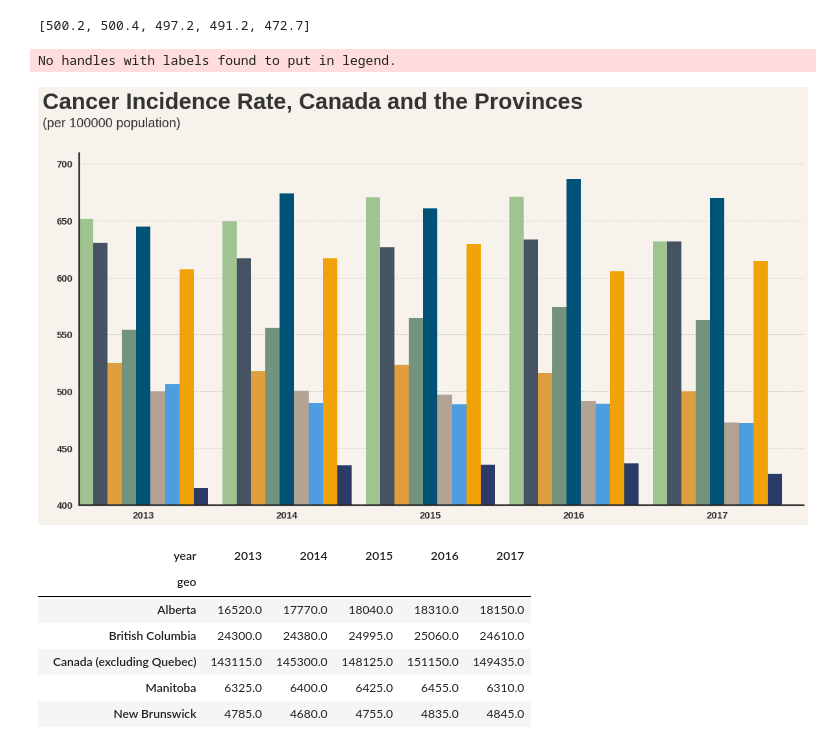
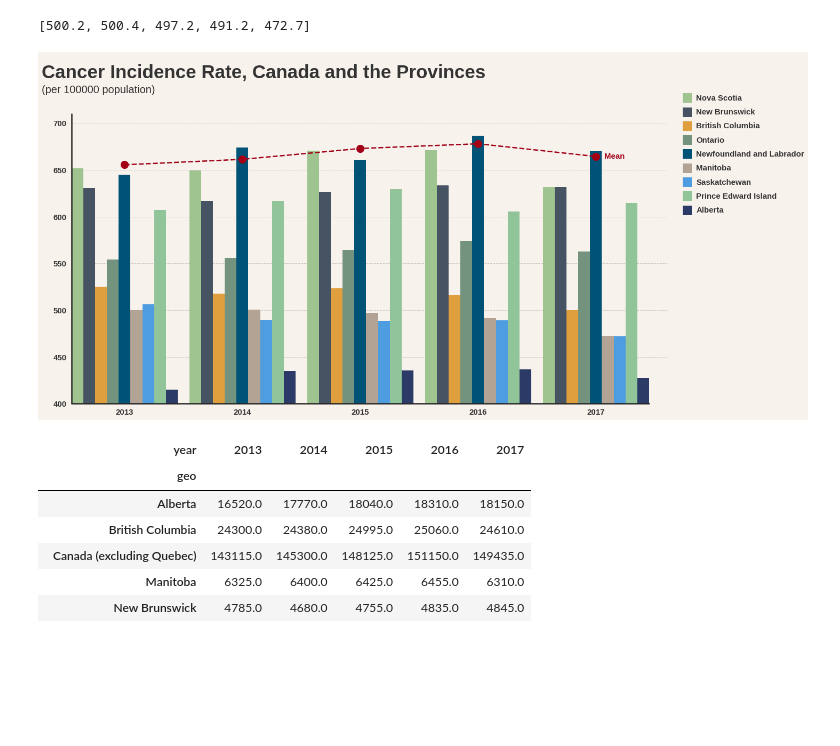
Before and after one commit to Vanagand/DS-Unit-1-Build, a Jupyter notebook: DS_Unit_1_Build.ipynb, the cells around one changed output. Cells and saved outputs as stored; diff of their text form; code cells hidden in the pictures; blank space fills up the shorter version.

```diff
--- a/DS_Unit_1_Build.ipynb
+++ b/DS_Unit_1_Build.ipynb
@@ -350,46 +386,62 @@ bar_on = plt.bar(index + 3*width, data_on, width, color='#73937E')
 bar_nl = plt.bar(index + 4*width, data_nl, width, color='#005377') # New color entry
 bar_mb = plt.bar(index + 5*width, data_mb, width, color='#B3A394')
 bar_sk = plt.bar(index + 6*width, data_sk, width, color='#4D9DE0')
-bar_pe = plt.bar(index + 7*width, data_pe, width, color='#F1A208') # New color entry
+bar_pe = plt.bar(index + 7*width, data_pe, width, color='#91C499') # New color entry
 bar_ab = plt.bar(index + 8*width, data_ab, width, color='#2B3A67')
 
 ax.tick_params(axis='both', which='both', labelsize=12,
                bottom=False, top=False, labelbottom=True,
                left=False, right=False, labelleft=True)
 
-# plt.plot(year, [1000, 1000, 1000, 1000, 1000], linewidth=2.5, ls='--', c='#A30015', zorder=2)
-# plt.scatter([3.1], [1000], s=200, c='red', zorder=2)
-# ax.text(3.2, 1000, s='Others, <1000', verticalalignment='center', horizontalalignment='left', size=15, weight='bold', color='#A30015', zorder=2)
+plt.plot([0.4, 1.4, 2.4, 3.4, 4.4], [655.444, 661.278, 672.844, 677.889, 664.3], linewidth=2.5, ls='--', c='#A30015', zorder=2)
+plt.scatter([0.4, 1.4, 2.4, 3.4, 4.4], [655.444, 661.278, 672.844, 677.889, 664.3], s=200, c='#A30015', zorder=2)
+ax.text(4.47, 664.3, s='Mean', verticalalignment='center', horizontalalignment='left', size=15, weight='bold', color='#A30015', zorder=2)
+
+ax.text(5.1, 740, s='.', verticalalignment='center', horizontalalignment='left', size=120, weight='bold', color='#9FC490', zorder=1)
+ax.text(5.25, 726.8, s='Nova Scotia', verticalalignment='center', horizontalalignment='left', size=15, weight='bold', color='#333333', zorder=1)
+ax.text(5.1, 725, s='.', verticalalignment='center', horizontalalignment='left', size=120, weight='bold', color='#465362', zorder=1)
+ax.text(5.25, 711.8, s='New Brunswick', verticalalignment='center', horizontalalignment='left', size=15, weight='bold', color='#333333', zorder=1)
+ax.text(5.1, 710, s='.', verticalalignment='center', horizontalalignment='left', size=120, weight='bold', color='#E09F3E', zorder=1)
+ax.text(5.25, 696.8, s='British Columbia', verticalalignment='center', horizontalalignment='left', size=15, weight='bold', color='#333333', zorder=1)
+ax.text(5.1, 695, s='.', verticalalignment='center', horizontalalignment='left', size=120, weight='bold', color='#73937E', zorder=1)
+ax.text(5.25, 681.8, s='Ontario', verticalalignment='center', horizontalalignment='left', size=15, weight='bold', color='#333333', zorder=1)
+ax.text(5.1, 680, s='.', verticalalignment='center', horizontalalignment='left', size=120, weight='bold', color='#005377', zorder=1)
+ax.text(5.25, 666.8, s='Newfoundland and Labrador', verticalalignment='center', horizontalalignment='left', size=15, weight='bold', color='#333333', zorder=1)
+ax.text(5.1, 665, s='.', verticalalignment='center', horizontalalignment='left', size=120, weight='bold', color='#B3A394', zorder=1)
+ax.text(5.25, 651.8, s='Manitoba', verticalalignment='center', horizontalalignment='left', size=15, weight='bold', color='#333333', zorder=1)
+ax.text(5.1, 650, s='.', verticalalignment='center', horizontalalignment='left', size=120, weight='bold', color='#4D9DE0', zorder=1)
+ax.text(5.25, 636.8, s='Saskatchewan', verticalalignment='center', horizontalalignment='left', size=15, weight='bold', color='#333333', zorder=1)
+ax.text(5.1, 635, s='.', verticalalignment='center', horizontalalignment='left', size=120, weight='bold', color='#91C499', zorder=1)
+ax.text(5.25, 621.8, s='Prince Edward Island', verticalalignment='center', horizontalalignment='left', size=15, weight='bold', color='#333333', zorder=1)
+ax.text(5.1, 620, s='.', verticalalignment='center', horizontalalignment='left', size=120, weight='bold', color='#2B3A67', zorder=1)
+ax.text(5.25, 606.8, s='Alberta', verticalalignment='center', horizontalalignment='left', size=15, weight='bold', color='#333333', zorder=1)
 
 ax.set_xticklabels(['2013', '2014','2015','2016', '2017'], size=15, weight='bold', color='#333333')
 ax.set_yticklabels(range(400, 701, 50), size=15, weight='bold', color='#333333')
 ax.set_yticks(range(400, 701, 50))
 ax.set_xticks([0.4, 1.4, 2.4, 3.4, 4.4])
 
 plt.ylim(400, 710)
 plt.xlim(-0.05, 5)
 
 ax.grid(True, 'major', 'y', ls='--', lw=1, c='#333333', alpha=.2)
 
 ax.spines['left'].set_visible(True)
 ax.spines['left'].set_smart_bounds(False)
 ax.spines['left'].set_linewidth(2.5)
 ax.spines['left'].set_capstyle("round")
 ax.spines['right'].set_visible(False)
 ax.spines['top'].set_visible(False)
 ax.spines['bottom'].set_visible(True)
-ax.spines['bottom'].set_smart_bounds(False)
+ax.spines['bottom'].set_smart_bounds(True)
 ax.spines['bottom'].set_linewidth(2.5)
 ax.spines['bottom'].set_capstyle("round")
 
-plt.legend()
-
-# plt.savefig("cdn_census_cancer_plot.png", bbox_inches='tight', facecolor='#F7F2EC')
+# plt.savefig("cdn_census_cancer_plot.png", bbox_inches='tight', facecolor='#F7F2EC', dpi=300)
 
 plt.show()
 # %% [output]
-No handles with labels found to put in legend.
-[figure, old version]
+[figure, new version]
 # %%
 cancer_numbers = (cdn_cancer_2013_2017_df['uom'] == 'Number')
 
```
Also changed, not shown: parts of 12 cells of this notebook.
